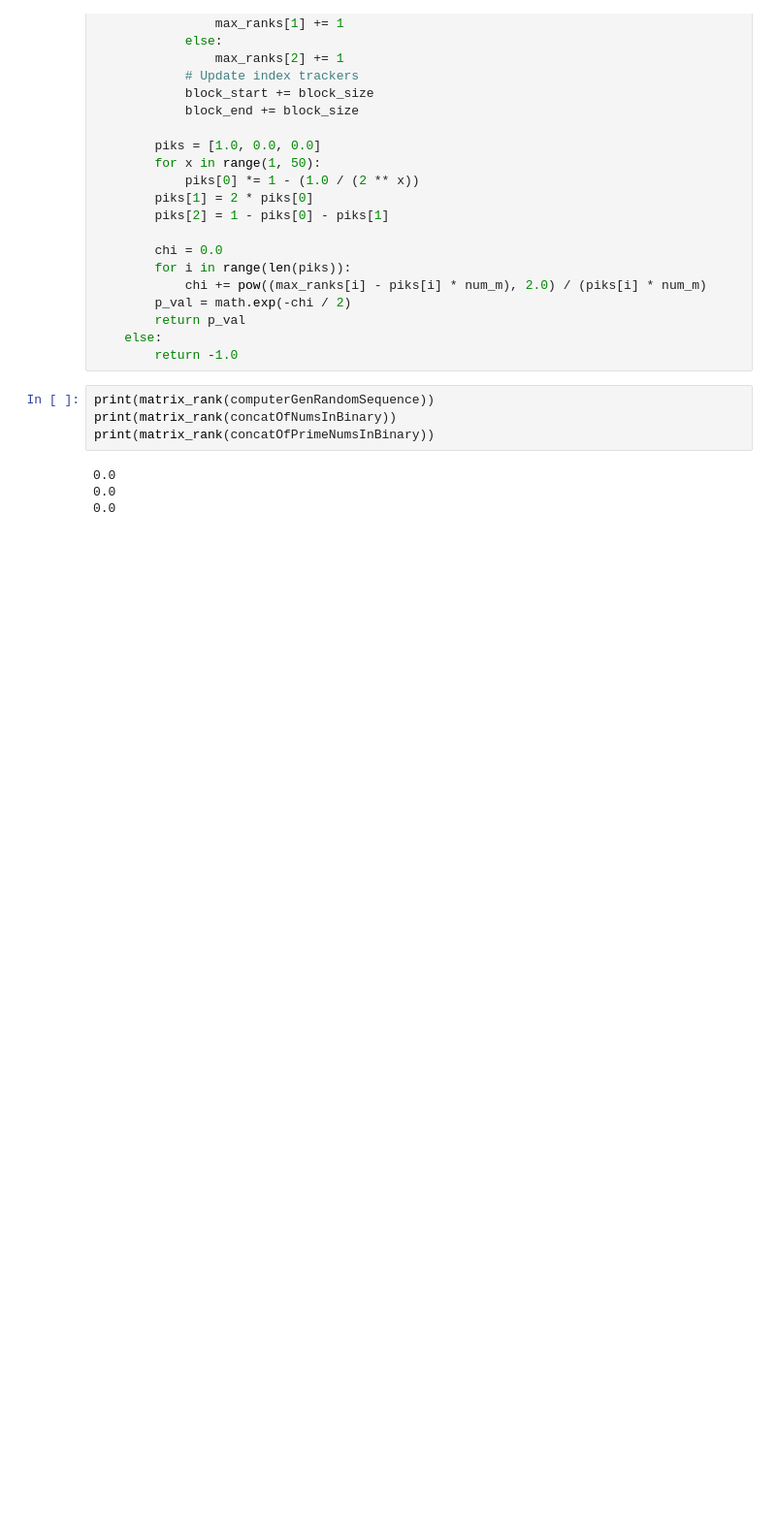
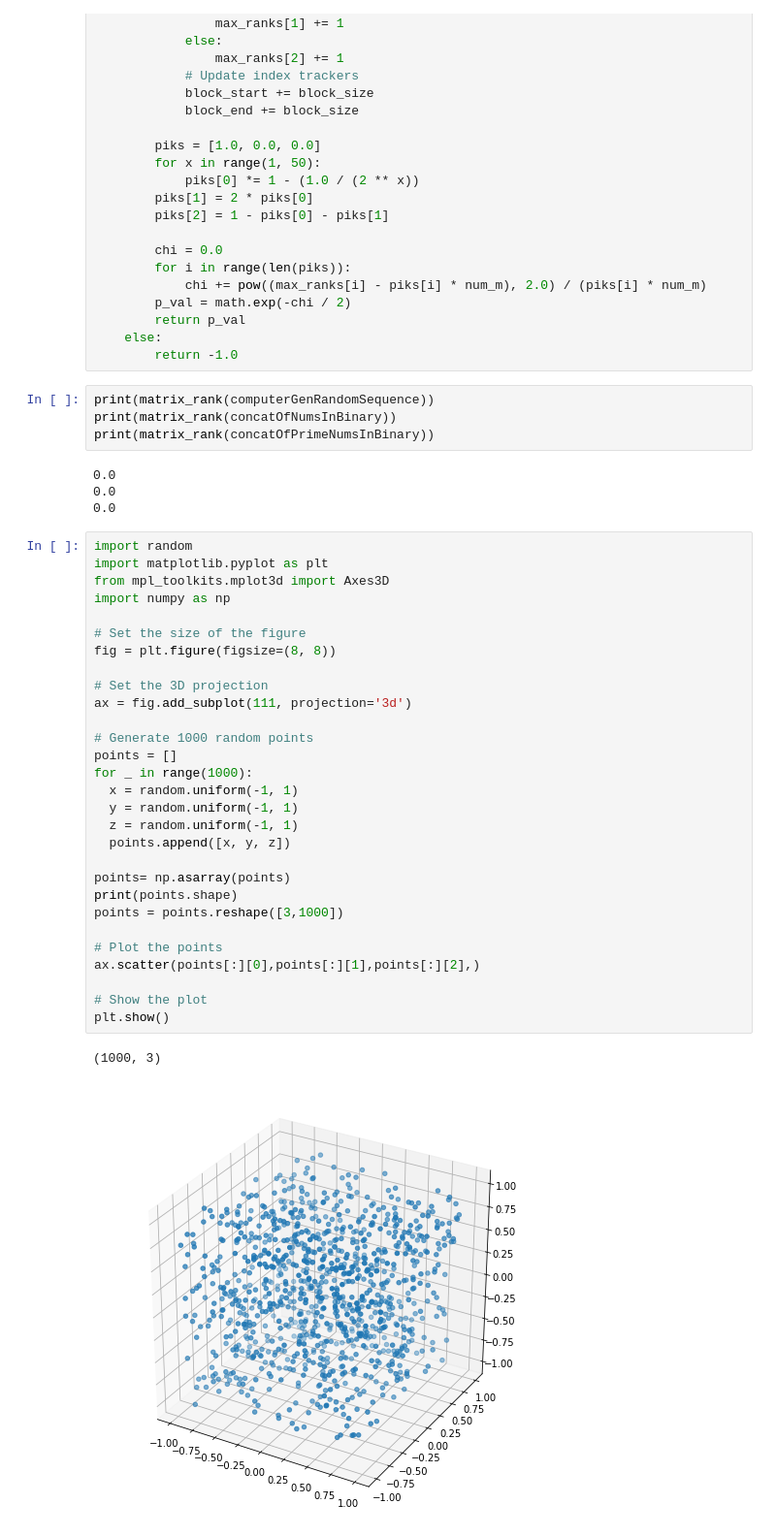
Before and after one commit to pourzand/407, a Jupyter notebook: MATH407_Computer_Project.ipynb, the cells around one changed output. Shown at 97% size. Cells and saved outputs as stored; diff of their text form; blank space fills up the shorter version.

```diff
--- a/MATH407_Computer_Project.ipynb
+++ b/MATH407_Computer_Project.ipynb
@@ -359,3 +368,35 @@ print(matrix_rank(concatOfPrimeNumsInBinary))
 0.0
 0.0
 0.0
+# %%
+import random
+import matplotlib.pyplot as plt
+from mpl_toolkits.mplot3d import Axes3D
+import numpy as np
+
+# Set the size of the figure
+fig = plt.figure(figsize=(8, 8))
+
+# Set the 3D projection
+ax = fig.add_subplot(111, projection='3d')
+
+# Generate 1000 random points
+points = []
+for _ in range(1000):
+  x = random.uniform(-1, 1)
+  y = random.uniform(-1, 1)
+  z = random.uniform(-1, 1)
+  points.append([x, y, z])
+
+points= np.asarray(points)
+print(points.shape)
+points = points.reshape([3,1000])
+
+# Plot the points
+ax.scatter(points[:][0],points[:][1],points[:][2],)
+
+# Show the plot
+plt.show()
+# %% [output]
+(1000, 3)
+[figure, added]
```
Also changed, not shown: parts of 8 cells of this notebook.
